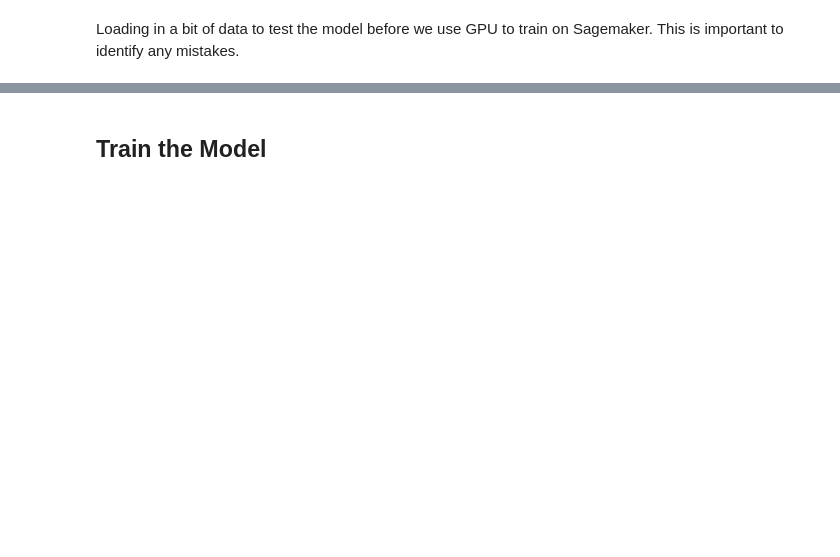
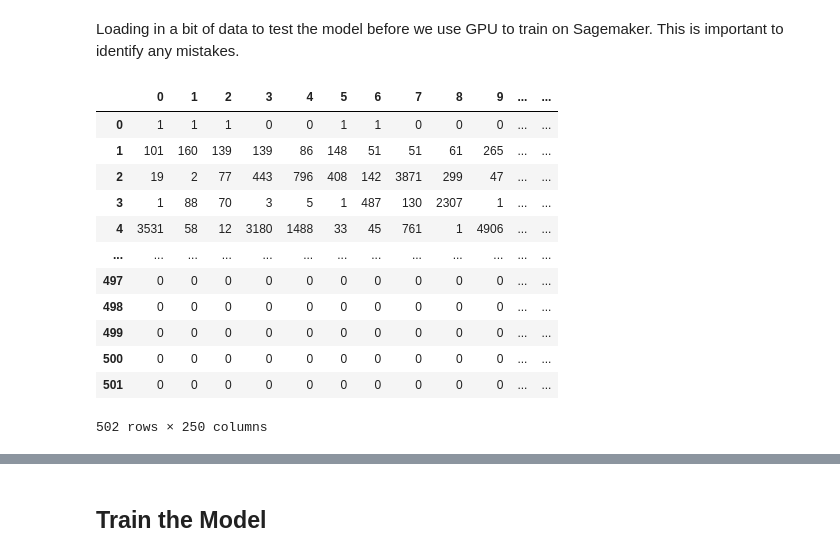
Before and after one commit to justinbellucci/sentiment-analysis-app, a Jupyter notebook: sentiment-app-deployment.ipynb, the cells around one changed output, grey strips where cells are left out. Saved outputs shown, nothing was run; the diff lists cells and outputs as text; code cells hidden in the pictures; blank space fills up the shorter version.

```diff
--- a/sentiment-app-deployment.ipynb
+++ b/sentiment-app-deployment.ipynb
@@ -420,0 +431,16 @@ import torch.optim as optim
+# %%
+train_sample.transpose()
+# %% [output]
+|  | 0 | 1 | 2 | 3 | 4 | 5 | 6 | 7 | 8 | 9 | ... | ... |
+| 0 | 1 | 1 | 1 | 0 | 0 | 1 | 1 | 0 | 0 | 0 | ... | ... |
+| 1 | 101 | 160 | 139 | 139 | 86 | 148 | 51 | 51 | 61 | 265 | ... | ... |
+| 2 | 19 | 2 | 77 | 443 | 796 | 408 | 142 | 3871 | 299 | 47 | ... | ... |
+| 3 | 1 | 88 | 70 | 3 | 5 | 1 | 487 | 130 | 2307 | 1 | ... | ... |
+| 4 | 3531 | 58 | 12 | 3180 | 1488 | 33 | 45 | 761 | 1 | 4906 | ... | ... |
+| ... | ... | ... | ... | ... | ... | ... | ... | ... | ... | ... | ... | ... |
+| 497 | 0 | 0 | 0 | 0 | 0 | 0 | 0 | 0 | 0 | 0 | ... | ... |
+| 498 | 0 | 0 | 0 | 0 | 0 | 0 | 0 | 0 | 0 | 0 | ... | ... |
+| 499 | 0 | 0 | 0 | 0 | 0 | 0 | 0 | 0 | 0 | 0 | ... | ... |
+| 500 | 0 | 0 | 0 | 0 | 0 | 0 | 0 | 0 | 0 | 0 | ... | ... |
+| 501 | 0 | 0 | 0 | 0 | 0 | 0 | 0 | 0 | 0 | 0 | ... | ... |
+502 rows × 250 columns
```
Also changed, not shown: parts of 17 cells of this notebook, 2 other files.
